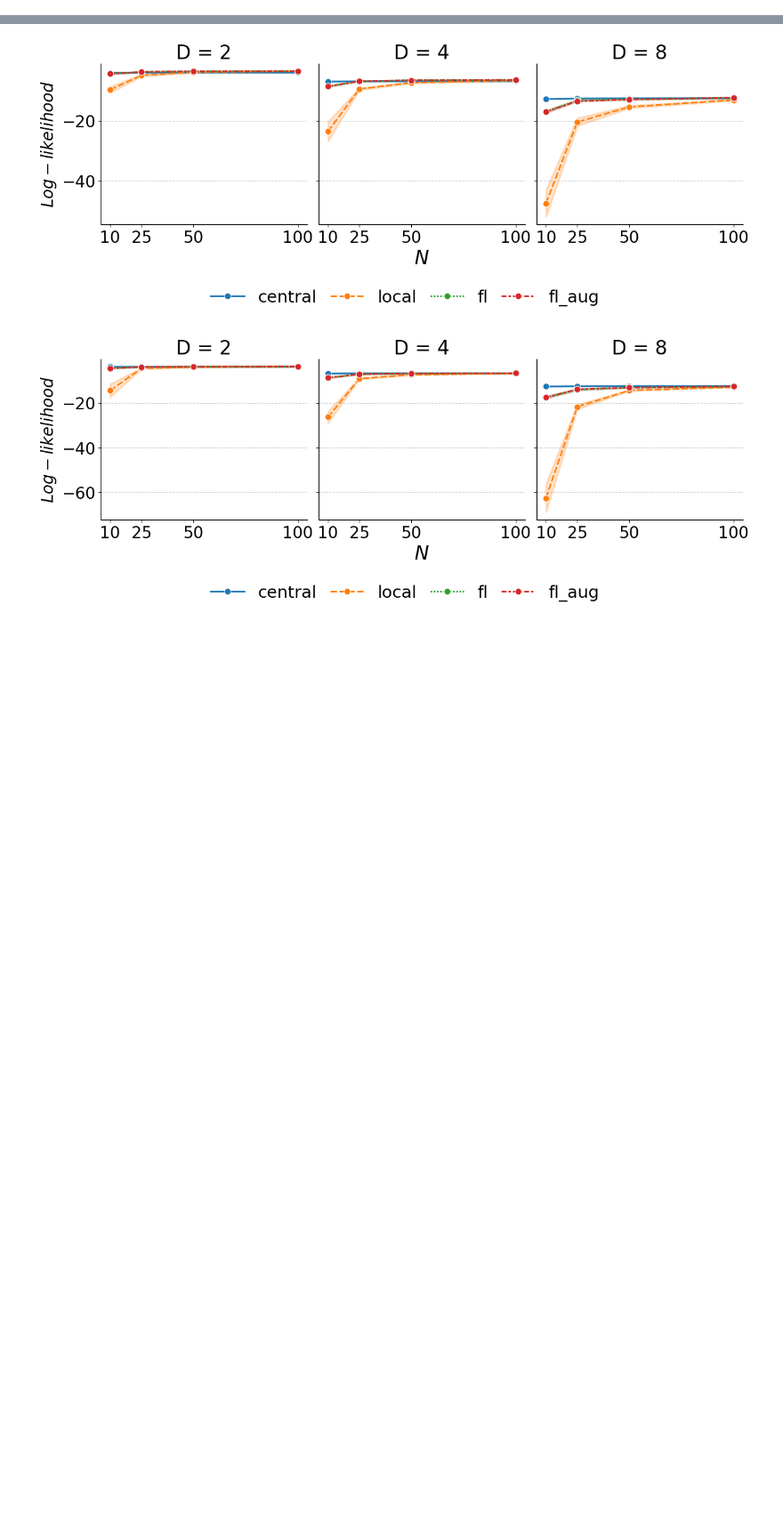
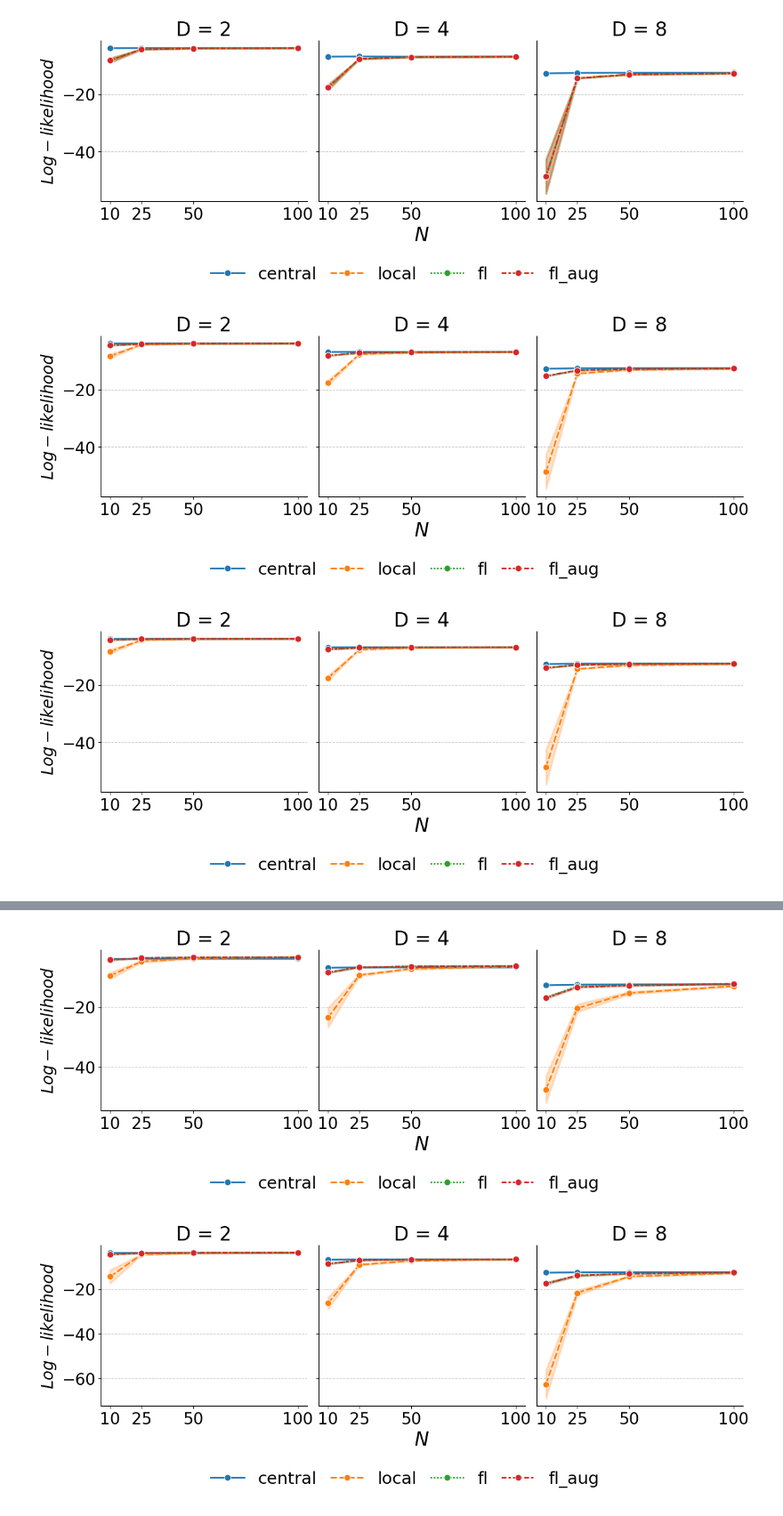
Before and after one commit to shamPJ/KL-GTVmin-GMM, a Jupyter notebook: Untitled.ipynb, the cells around one changed output, grey strips where cells are left out. Shown at 89% size. Drawn from its saved outputs; the diff is of its cells as text; code cells hidden in the pictures; blank space fills up the shorter version.

```diff
--- a/Untitled.ipynb
+++ b/Untitled.ipynb
@@ -70,5 +55,5 @@ def json_to_df(path_to_json):
         df_list.append(pd.DataFrame(rows))
     return pd.concat(df_list, ignore_index=True)
 # %%
-# df_iid = json_to_df('results_iid/')
+df_iid = json_to_df('results_iid/')
 df_lskew = json_to_df('results_dirichlet/')
@@ -87,0 +77,8 @@ df_lskew_alpha10 =  df_lskew[ (df_lskew["alpha"]==10)]
+# %%
+plot_metric_line(df_lambda_0, "N", "Log-likelihood", "D")
+plot_metric_line(df_lambda_05, "N", "Log-likelihood", "D")
+plot_metric_line(df_lambda_1, "N", "Log-likelihood", "D")
+# %% [output]
+[figure, added]
+[figure, added]
+[figure, added]
```
Also changed, not shown: parts of 26 cells of this notebook, 5 other files.
